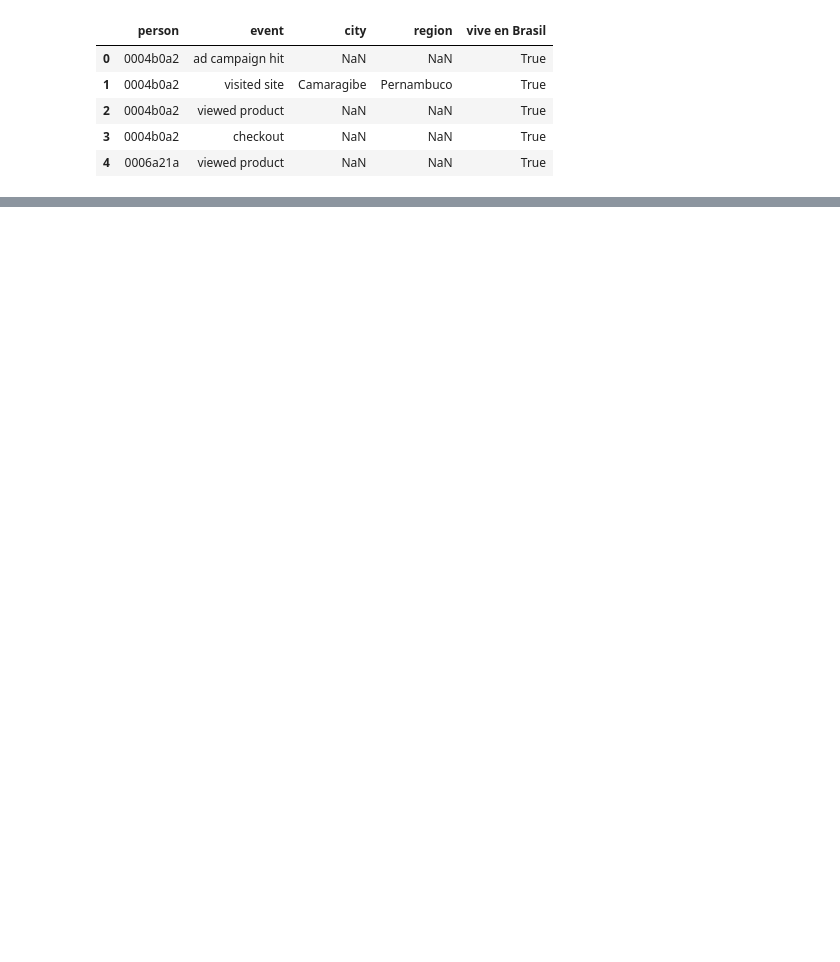
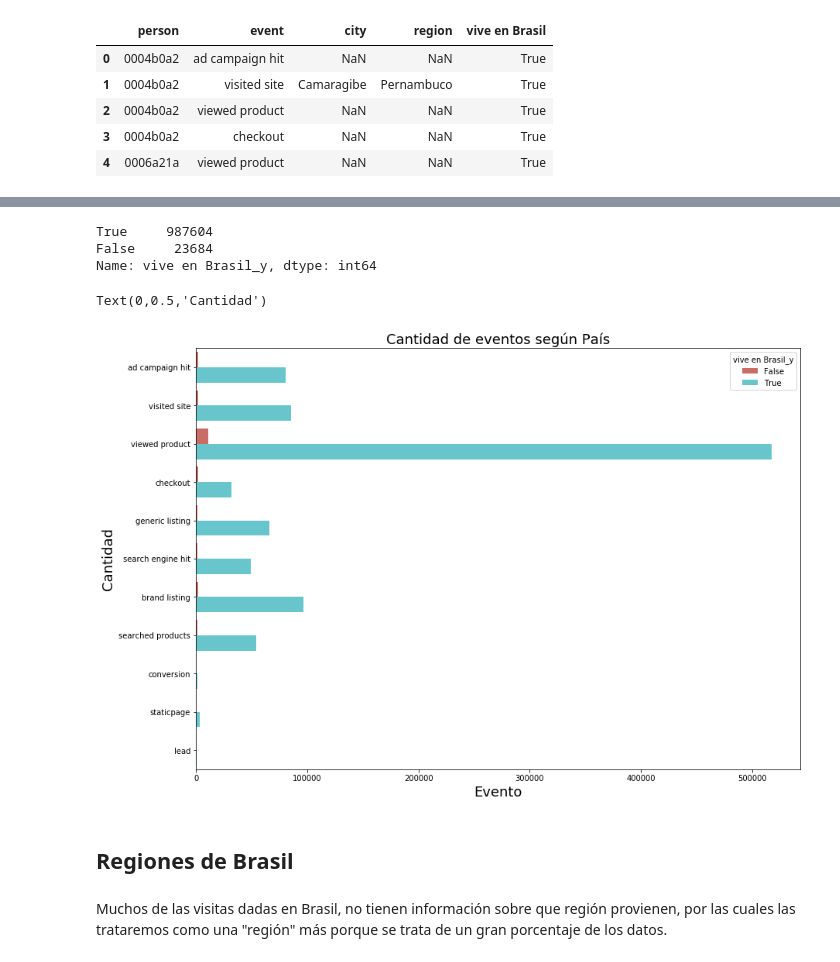
Before and after one commit to alepenaa94/TP1-Datos, a Jupyter notebook: Analisis- Fran.ipynb, the cells around one changed output, grey strips where cells are left out. Drawn from its saved outputs; the diff is of its cells as text; code cells hidden in the pictures; blank space fills up the shorter version.

```diff
--- a/Analisis- Fran.ipynb
+++ b/Analisis- Fran.ipynb
@@ -80,0 +93,3 @@ Text(0.5,0,'Cantidad(log)')
+# %%
+df_eventos= pd.merge(df_eventos,lugares_eventos,how='inner',on='person')
+df_eventos.head(10)
@@ -80,0 +131,18 @@ Text(0.5,0,'Cantidad(log)')
+# %%
+df_eventos['vive en Brasil_y'].value_counts()
+# %% [output]
+True     987604
+False     23684
+Name: vive en Brasil_y, dtype: int64
+# %%
+
+fig , ax=plt.subplots(figsize=(14,10))
+g=sns.countplot(y="event",ax=ax, hue="vive en Brasil_y", data=df_eventos, palette="hls")
+g.set_title("Cantidad de eventos según País", fontsize=18)
+g.set_xlabel("Evento", fontsize=18)
+g.set_ylabel("Cantidad", fontsize=18)
+# %% [output]
+Text(0,0.5,'Cantidad')
+[figure, added]
+# %% [markdown]
+## Regiones de Brasil
@@ -80,0 +152,2 @@ Text(0.5,0,'Cantidad(log)')
+# %% [markdown]
+Muchos de las visitas dadas en Brasil, no tienen información sobre que región provienen, por las cuales las trataremos como una "región" más porque se trata de un gran porcentaje de los datos.
```
Also changed, not shown: parts of 11 cells of this notebook.
